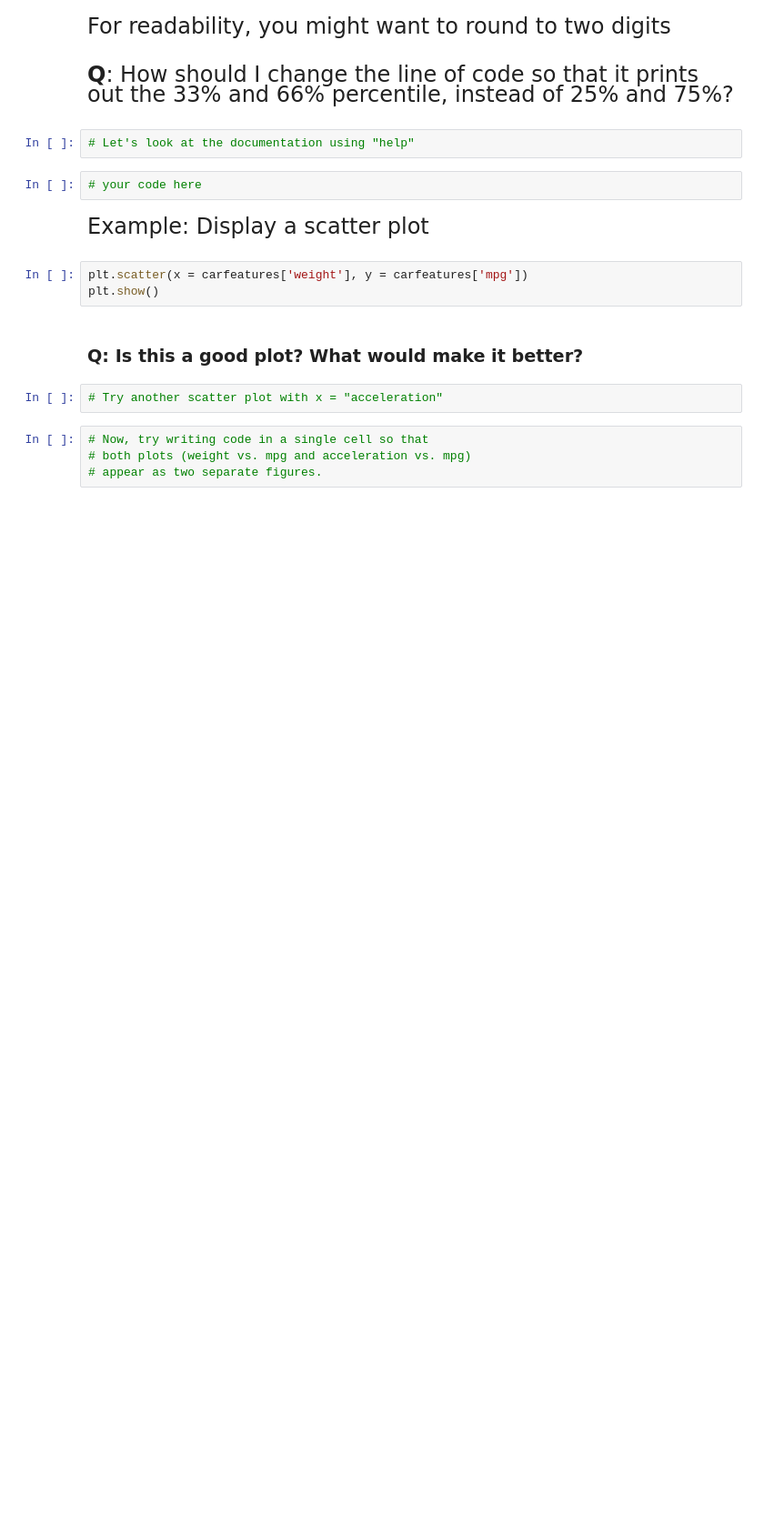
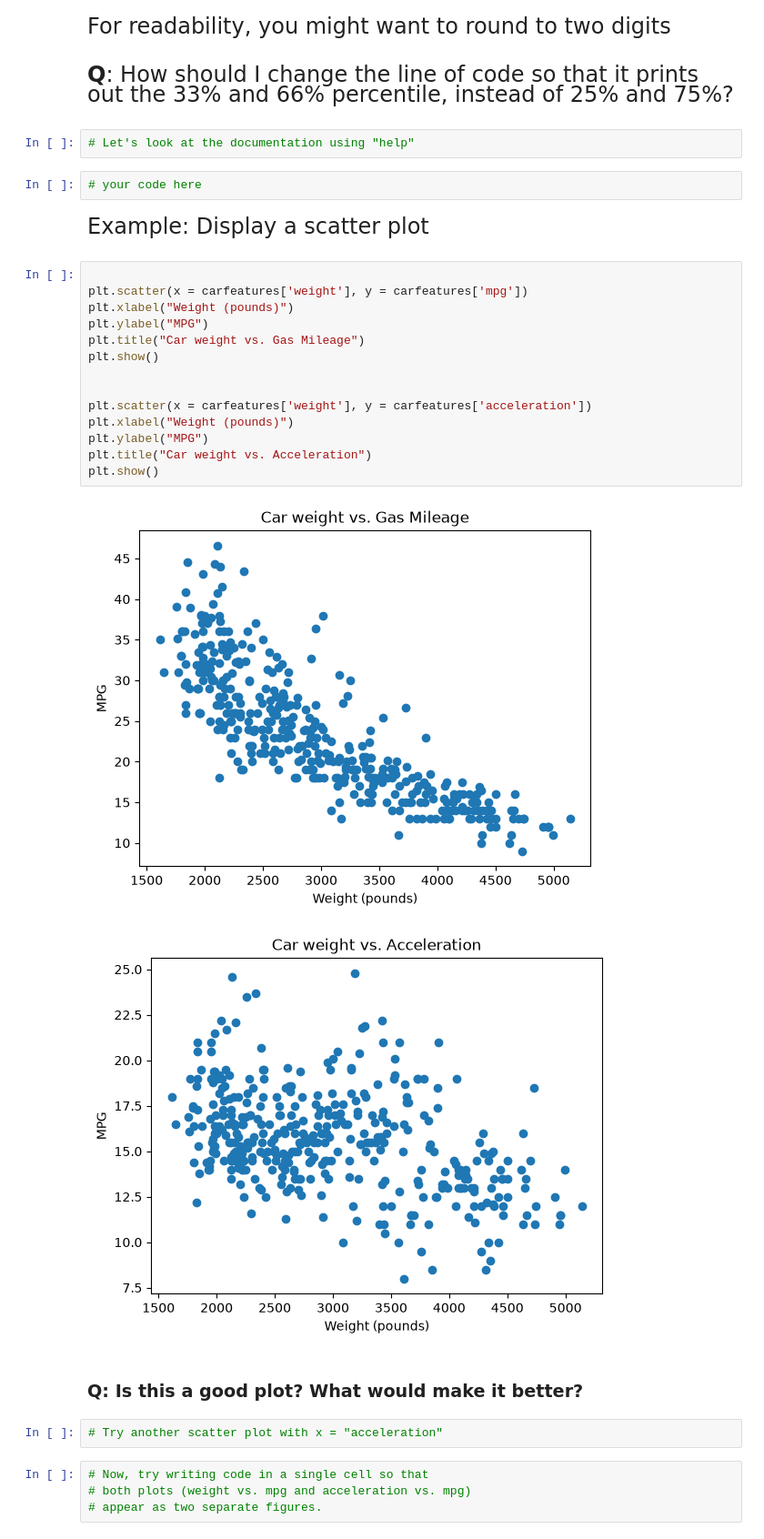
Before and after one commit to Derek-FG/datasci151fall2026, a Jupyter notebook: lecture_02/df-Lecture2.ipynb, the cells around one changed output. Shown at 91% size. Saved outputs shown, nothing was run; the diff lists cells and outputs as text; blank space fills up the shorter version.

```diff
--- a/lecture_02/df-Lecture2.ipynb
+++ b/lecture_02/df-Lecture2.ipynb
@@ -266,9 +357,23 @@ For readability, you might want to round to two digits
 <font size="5">
 
 Example: Display a scatter plot
-# %%
-plt.scatter(x = carfeatures['weight'], y = carfeatures['mpg'])
-plt.show()
+# %%
+
+plt.scatter(x = carfeatures['weight'], y = carfeatures['mpg'])
+plt.xlabel("Weight (pounds)")
+plt.ylabel("MPG")
+plt.title("Car weight vs. Gas Mileage")
+plt.show()
+
+
+plt.scatter(x = carfeatures['weight'], y = carfeatures['acceleration'])
+plt.xlabel("Weight (pounds)")
+plt.ylabel("MPG")
+plt.title("Car weight vs. Acceleration")
+plt.show()
+# %% [output]
+[figure, added]
+[figure, added]
 # %% [markdown]
 ### **Q**: Is this a good plot? What would make it better?
 # %%
```
Also changed, not shown: parts of 8 cells of this notebook, 1 other file.
